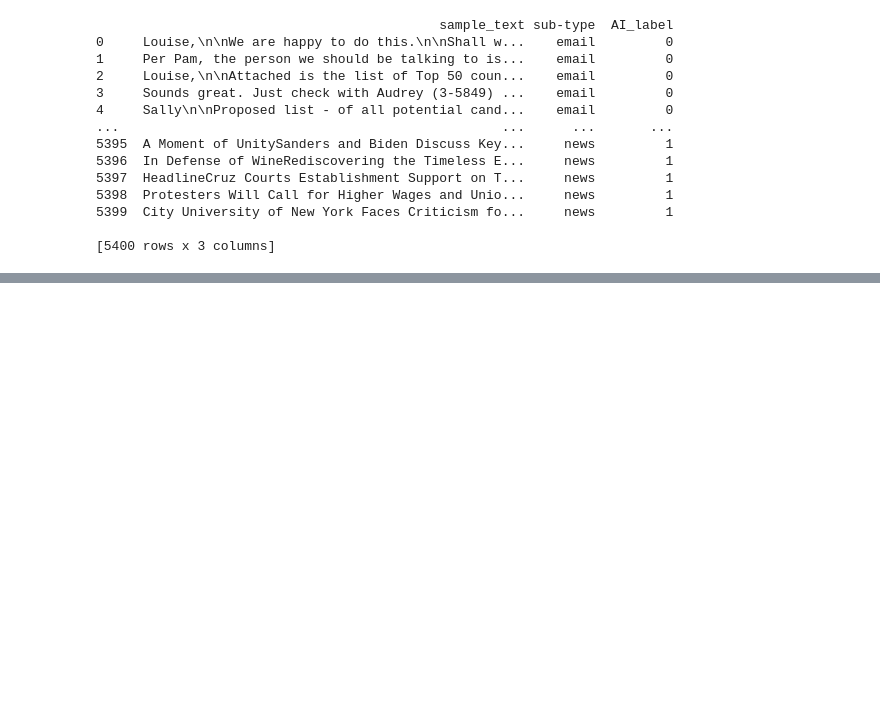
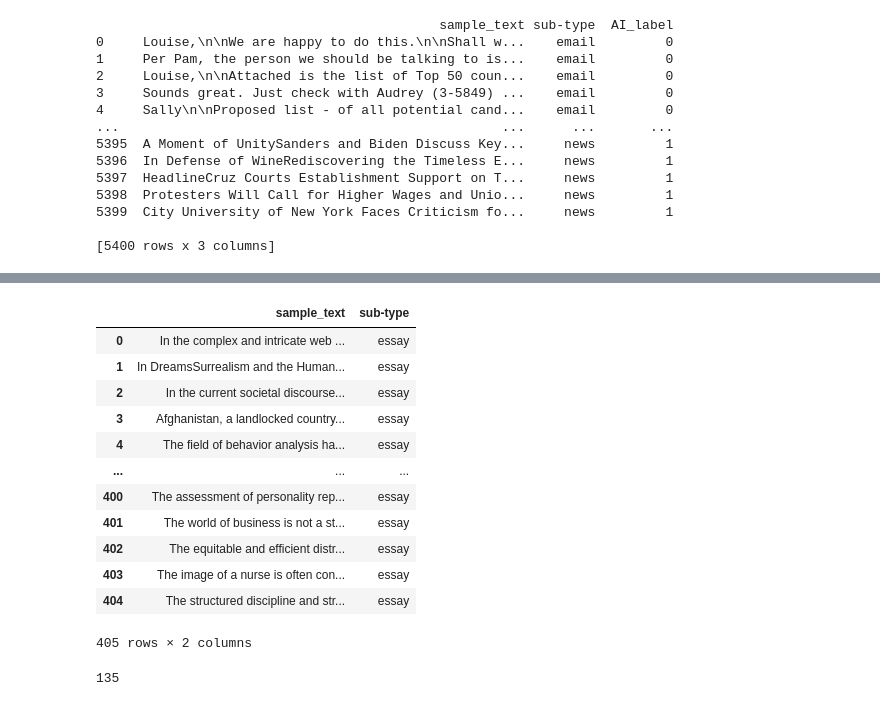
Before and after one commit to 4cekay/B101-Group2-NLP-Project, a Jupyter notebook: DatasetCuration.ipynb, the cells around one changed output, grey strips where cells are left out. Cells and saved outputs as stored; diff of their text form; code cells hidden in the pictures; blank space fills up the shorter version.

```diff
--- a/DatasetCuration.ipynb
+++ b/DatasetCuration.ipynb
@@ -61,9 +61,11 @@ def clean_article(text, max_words=250):
   text = re.sub(r"^\s*[-*_]{3,}\s*$", "", text, flags=re.MULTILINE) # dividers
 
   # Metadata
-  text = re.sub(r"^\s*(?:#+|\*\*)*\s*title\s*|(?:\*\*)?\s*:\s*", "", text, flags=re.IGNORECASE | re.MULTILINE)      # "Title:"
+  text = re.sub(r"^\s*(?:#+|\*\*)*\s*title\s*|(?:\*\*)?\s*:\s*", "", text, flags=re.IGNORECASE | re.MULTILINE)       # "Title:"
   text = re.sub(r"^\s*(?:#+|\*\*)*\s*by\b.*$", "", text, flags=re.IGNORECASE | re.MULTILINE)                         # "by" writer
   text = re.sub(r"^\s(?:#+|\*\*)*\s*(?:published|date|author)\s*:.*$", "", text, flags=re.IGNORECASE | re.MULTILINE) # publication details
+  text = re.sub(r"^\s*(?:#+|\*\*)*\s*background context\s*|(?:\*\*)?\s*:\s*", "", text, flags=re.IGNORECASE | re.MULTILINE)  # "Background Context"
+
 
   # Placeholders
   text = re.sub(r"\[\s*(?:insert|your|author|date|link|chart|image)[^\]]*\]", "", text, flags=re.IGNORECASE)
@@ -701,0 +709,71 @@ df_dataset.to_csv("formal_dataset_5400.csv", index=False)
+# %%
+mistral_essays = raw_dataset.filter(lambda example: example["model"] == "mistral-7b-instruct-v0.2.Q5_K_M")
+llama_essays = raw_dataset.filter(lambda example: example["model"] == "llama-3-13B-Instruct-v0.1.Q5_K_M")
+deepseek_essays = raw_dataset.filter(lambda example: example["model"] == "deepseek-chat")
+# %%
+mistral_cleaned = (
+    mistral_essays.map(
+            lambda example: {"sample_text": clean_article(example["text"])},
+            remove_columns=mistral_essays["train"].column_names
+        ) # filter out the blanks (cleared out after not fitting in word count)
+        .filter(lambda example: example["sample_text"] is not None and len(example["sample_text"].strip()) > 0)
+    )
+
+llama_cleaned = (
+    llama_essays.map(
+            lambda example: {"sample_text": clean_article(example["text"])},
+            remove_columns=llama_essays["train"].column_names
+        ) # filter out the blanks (cleared out after not fitting in word count)
+        .filter(lambda example: example["sample_text"] is not None and len(example["sample_text"].strip()) > 0)
+    )
+
+deepseek_cleaned = (
+    deepseek_essays.map(
+            lambda example: {"sample_text": clean_article(example["text"])},
+            remove_columns=deepseek_essays["train"].column_names
+        ) # filter out the blanks (cleared out after not fitting in word count)
+        .filter(lambda example: example["sample_text"] is not None and len(example["sample_text"].strip()) > 0)
+    )
+
+
+# create subsets with select samples for validation
+
+mistral_samples, blank = split_subset(mistral_cleaned['train'], 135, 50, 250, train_split=1)
+llama_samples, blank = split_subset(llama_cleaned['train'], 135, 50, 250, train_split=1)
+deepseek_samples, blank = split_subset(deepseek_cleaned['train'], 135, 50, 250, train_split=1)
+# %%
+llm_essays = [mistral_samples, llama_samples, deepseek_samples]
+df_llm_essays = pd.concat(llm_essays, ignore_index=True)
+
+df_llm_essays["sub-type"] = "essay"
+df_llm_essays
+# %% [output]
+|  | sample_text | sub-type |
+| 0 | In the complex and intricate web ... | essay |
+| 1 | In DreamsSurrealism and the Human... | essay |
+| 2 | In the current societal discourse... | essay |
+| 3 | Afghanistan, a landlocked country... | essay |
+| 4 | The field of behavior analysis ha... | essay |
+| ... | ... | ... |
+| 400 | The assessment of personality rep... | essay |
+| 401 | The world of business is not a st... | essay |
+| 402 | The equitable and efficient distr... | essay |
+| 403 | The image of a nurse is often con... | essay |
+| 404 | The structured discipline and str... | essay |
+405 rows × 2 columns
+# %%
+path = r"C:\Users\kacey\OneDrive - Simon Fraser University (1sfu)\IAT360\NLP Project\dataset\validation\kimi-2.6\*.csv"
+kimi_samples_csv = glob.glob(path)
+
+kimi_samples = []
+
+for file in kimi_samples_csv:
+  df = pd.read_csv(file)
+  kimi_samples.append(df)
+
+# concat
+df_kimi_samples= pd.concat(kimi_samples, ignore_index=True)
+
+print(len(df_kimi_samples))
+# %% [output]
+135
```
Also changed, not shown: parts of 11 cells of this notebook.
